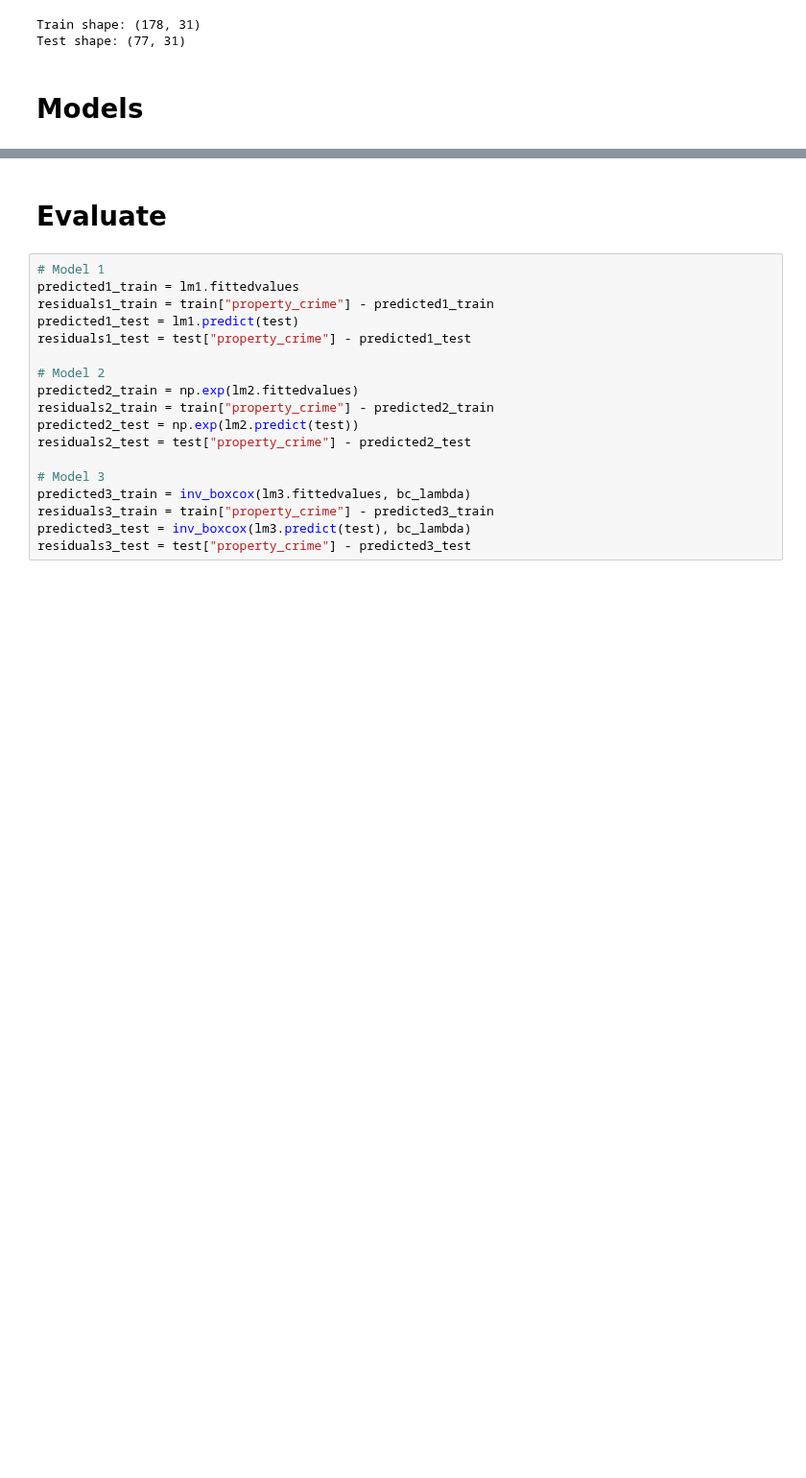
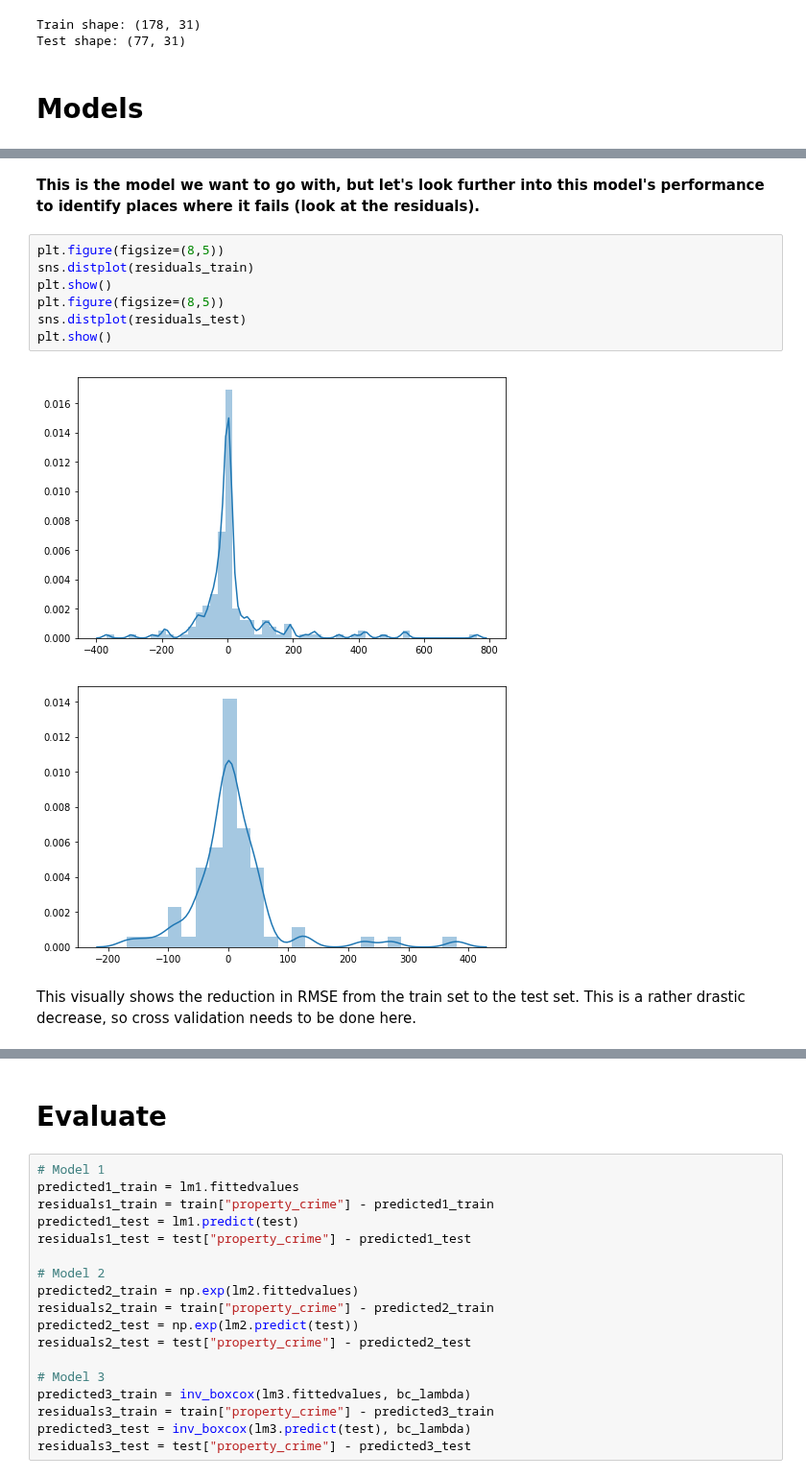
Before and after one commit to mkm29/DataScience, a Jupyter notebook: thinkful/unit/2/4/challenge_crime_regression.ipynb, the cells around one changed output, grey strips where cells are left out. Shown at 96% size. Drawn from its saved outputs; the diff is of its cells as text; blank space fills up the shorter version.

```diff
--- a/thinkful/unit/2/4/challenge_crime_regression.ipynb
+++ b/thinkful/unit/2/4/challenge_crime_regression.ipynb
@@ -275,0 +340,14 @@ Whoa this looks even better than the second model! We store the value of lambda
+# %% [markdown]
+**This is the model we want to go with, but let's look further into this model's performance to identify places where it fails (look at the residuals).**
+# %%
+plt.figure(figsize=(8,5))
+sns.distplot(residuals_train)
+plt.show()
+plt.figure(figsize=(8,5))
+sns.distplot(residuals_test)
+plt.show()
+# %% [output]
+[figure, added]
+[figure, added]
+# %% [markdown]
+This visually shows the reduction in RMSE from the train set to the test set. This is a rather drastic decrease, so cross validation needs to be done here.
```
Also changed, not shown: parts of 31 cells of this notebook.
